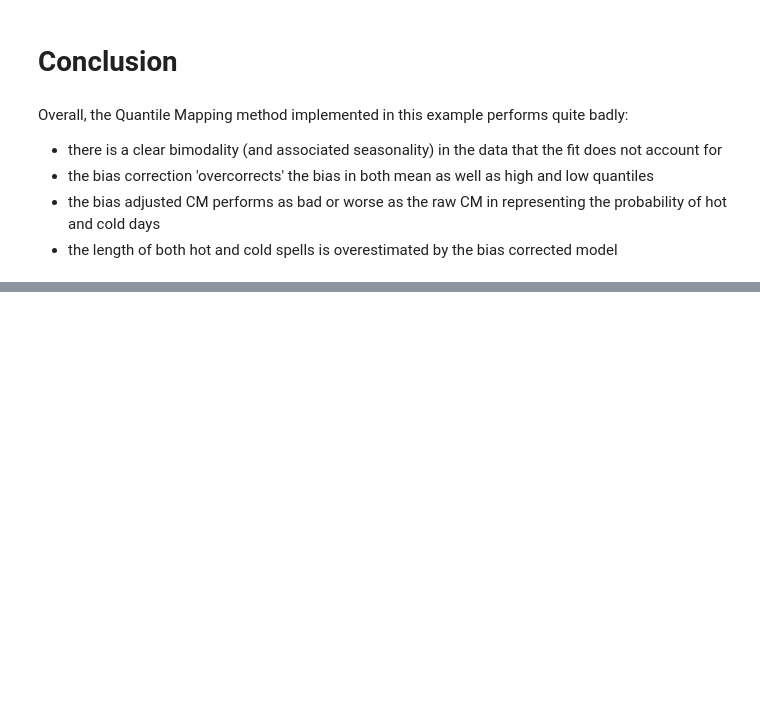
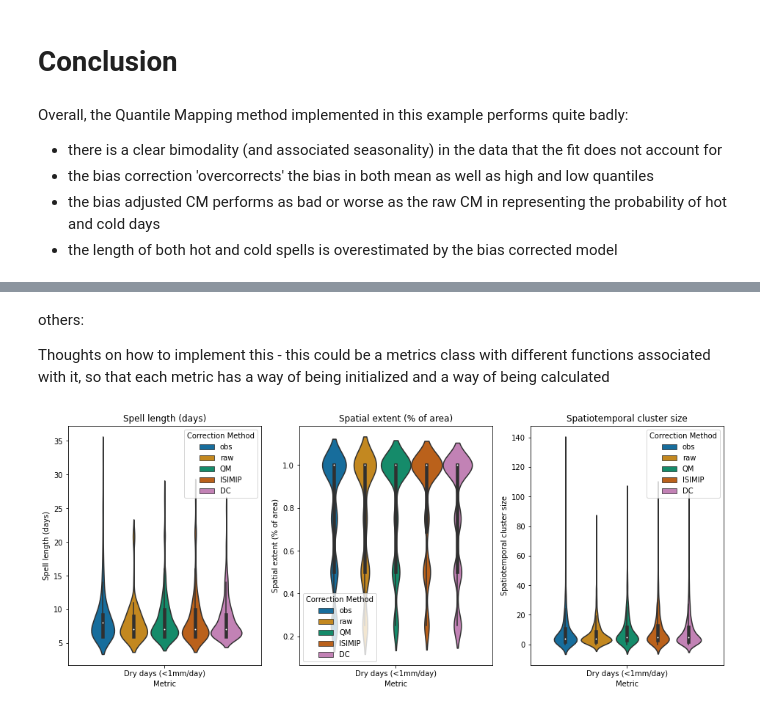
Before and after one commit to ecmwf-projects/ibicus, a Jupyter notebook: notebooks/debiasers_comparison_and_evaluation_v3.ipynb, the cells around one changed output, grey strips where cells are left out. Saved outputs shown, nothing was run; the diff lists cells and outputs as text; code cells hidden in the pictures; blank space fills up the shorter version.

```diff
--- a/notebooks/debiasers_comparison_and_evaluation_v3.ipynb
+++ b/notebooks/debiasers_comparison_and_evaluation_v3.ipynb
@@ -665,0 +655,14 @@ Overall, the Quantile Mapping method implemented in this example performs quite
+# %%
+# R95pTOT / R99p + R99pTOT
+# for the observations between 1961 and 1990, calculate the 95th percentile over entire area
+# this is now the threshold
+# Then, for each location, set everything to zero that is below that threshold and add up everything else,
+# and divide by total precipitation
+
+threshold = np.quantile(np.ndarray.flatten(pr_obs), 0.95)
+
+eot_matrix = np.copy(pr_cm_validate)
+
+eot_matrix[eot_matrix < threshold] = 0
+
+r95ptot = 100*np.einsum('ijk -> jk', eot_matrix) / np.einsum('ijk -> jk', pr_cm_validate)
@@ -665,0 +674,17 @@ Overall, the Quantile Mapping method implemented in this example performs quite
+# %%
+# PRCPTOT in wet days
+
+eot_matrix = np.copy(pr_cm_validate)
+
+eot_matrix[eot_matrix < 1/86400] = 0
+
+eot_matrix.shape
+
+count_length = math.floor(tas_dates_validate.get('time_cm_future').shape[0]/365)
+
+annual_count = np.empty([])
+
+for count in range(count_length):
+
+    start = count*365
+    annual_count = np.append(annual_count, np.sum(eot_matrix[start:start+365, 0,0]))
@@ -665,0 +742,4 @@ Overall, the Quantile Mapping method implemented in this example performs quite
+# %% [markdown]
+others:
+
+Thoughts on how to implement this - this could be a metrics class with different functions associated with it, so that each metric has a way of being initialized and a way of being calculated
@@ -665,0 +1011,12 @@ Overall, the Quantile Mapping method implemented in this example performs quite
+# %%
+dry_days = Metric(name = 'Dry days (<1mm/day)', variable = 'pr',
+                  threshold_value = 0.1/86400, threshold_sign = 'lower')
+
+warm_days = Metric(name = 'Warm days', variable = 'tas',
+                  threshold_value = 0.1/86400, threshold_sign = 'lower')
+# %%
+dry_days.plot_clusters_violinplots(minimum_length = 5, obs = pr_obs_validate,
+                                                   raw = pr_cm_validate, QM = pr_val_debiased_QM,
+                                                   ISIMIP = pr_val_debiased_ISIMIP, DC = pr_val_debiased_DC)
+# %% [output]
+[figure, added]
```
Also changed, not shown: parts of 33 cells of this notebook, 15 other files.
